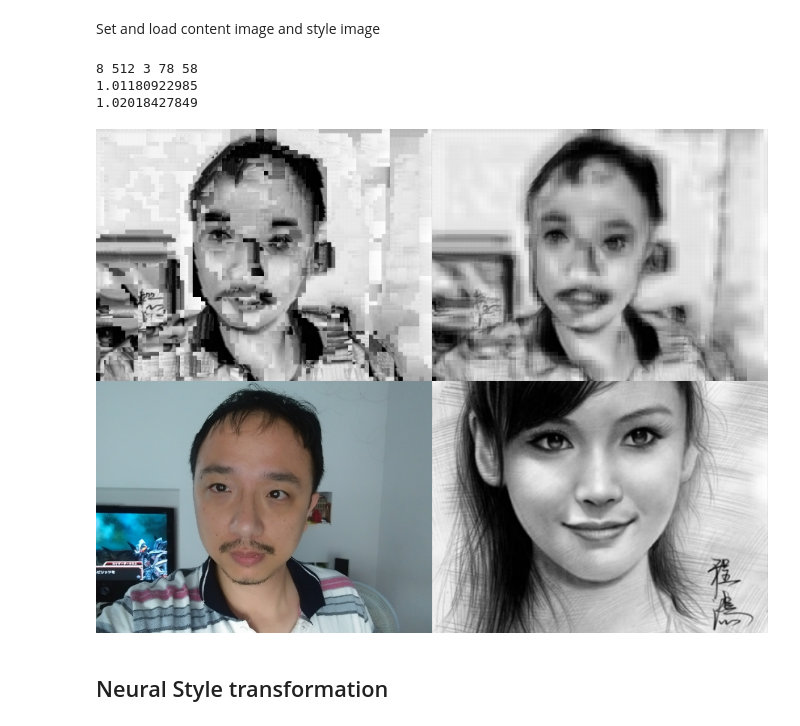
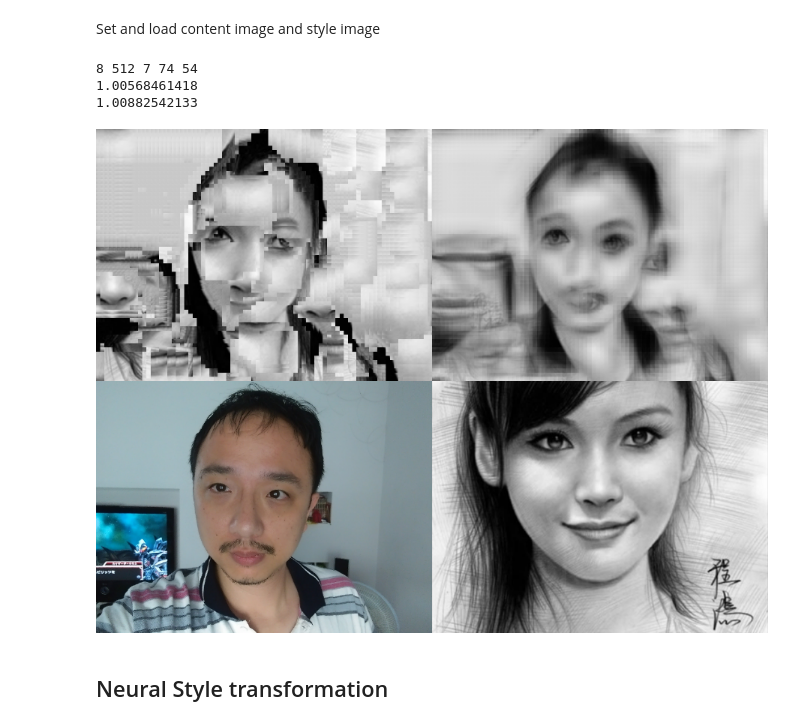
Before and after one commit to tjwei/Neural-Matching, a Jupyter notebook: mrf-transfer-try5-modulize.ipynb, the cells around one changed output. Drawn from its saved outputs; the diff is of its cells as text; code cells hidden in the pictures.

```diff
--- a/mrf-transfer-try5-modulize.ipynb
+++ b/mrf-transfer-try5-modulize.ipynb
@@ -145,26 +145,26 @@ style_feature = compute_matching_features(style)[0]
 # %%
 # scale S of the original image to the feature layer
 S = style.shape[3]// style_feature.shape[3]
 
 #PSIZE for patch size
 PSIZE = (25//S)*2+1 # some default setting
-PSIZE = 3
+PSIZE = 7
 
 # match all
 mapping_idx, mapping_weight = match_all(photo_feature, style_feature, PSIZE)
 # build preview
 preview_max = plot_match_result(mapping_idx, mapping_weight, raw_style, PSIZE, "max")
 preview_average = plot_match_result(mapping_idx, mapping_weight, raw_style, PSIZE, "average")
 # display preview
 combine_src1 = skimage.transform.rescale(np.hstack([preview_max, preview_average]), 0.7)/255.
 combine_src2 = skimage.transform.rescale(np.hstack([raw_photo, raw_style]), 0.7)
 out = np.vstack([combine_src1, combine_src2])
 display_img_array(out)
 # %% [output]
-8 512 3 78 58
-1.01180922985
-1.02018427849
+8 512 7 74 54
+1.00568461418
+1.00882542133
-[figure, old version]
+[figure, new version]
 # %%
 raw_preview, previewx = prep_image(preview_max.astype('uint8'), 640, 480, 0.)
 #photo_feature = feature_output.eval({net_input:previewx})
```
Also changed, not shown: parts of 5 cells of this notebook, 2 other files.
